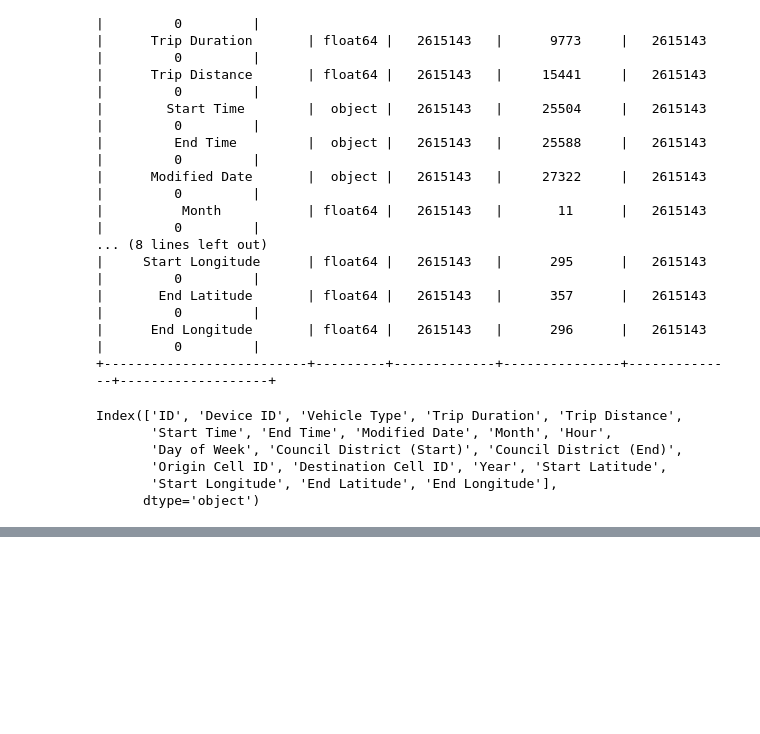
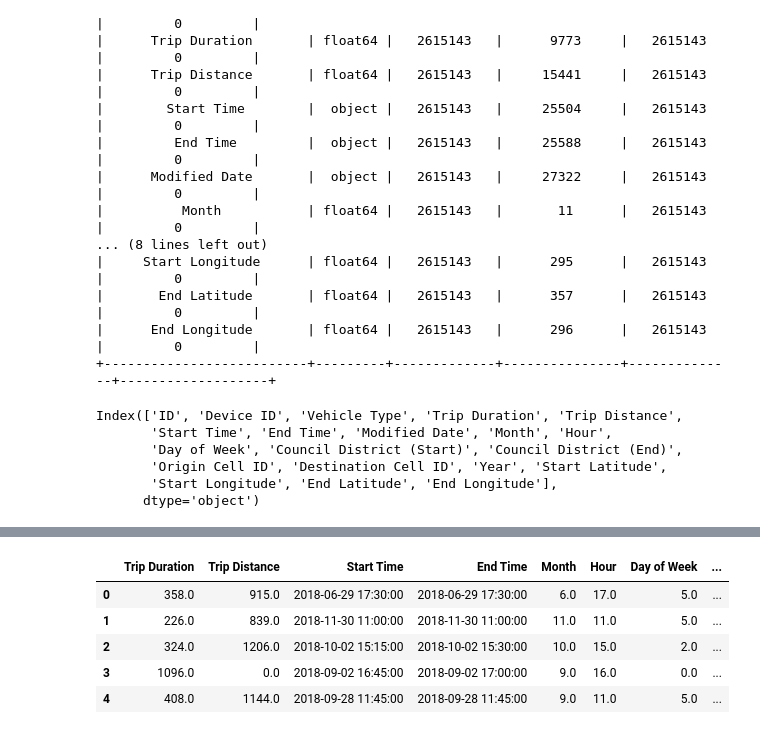
Before and after one commit to sameerabalay/Dockless_Mobility, a Jupyter notebook: src/EDA.ipynb, the cells around one changed output, grey strips where cells are left out. Cells and saved outputs as stored; diff of their text form; code cells hidden in the pictures; blank space fills up the shorter version.

```diff
--- a/src/EDA.ipynb
+++ b/src/EDA.ipynb
@@ -396,0 +553,10 @@ df.drop(mobility_columns_to_drop, axis=1, inplace=True)
+# %%
+# df['just_date'] = df['dates'].dt.date
+df_1.head(5)
+# %% [output]
+|  | Trip Duration | Trip Distance | Start Time | End Time | Month | Hour | Day of Week | ... |
+| 0 | 358.0 | 915.0 | 2018-06-29 17:30:00 | 2018-06-29 17:30:00 | 6.0 | 17.0 | 5.0 | ... |
+| 1 | 226.0 | 839.0 | 2018-11-30 11:00:00 | 2018-11-30 11:00:00 | 11.0 | 11.0 | 5.0 | ... |
+| 2 | 324.0 | 1206.0 | 2018-10-02 15:15:00 | 2018-10-02 15:30:00 | 10.0 | 15.0 | 2.0 | ... |
+| 3 | 1096.0 | 0.0 | 2018-09-02 16:45:00 | 2018-09-02 17:00:00 | 9.0 | 16.0 | 0.0 | ... |
+| 4 | 408.0 | 1144.0 | 2018-09-28 11:45:00 | 2018-09-28 11:45:00 | 9.0 | 11.0 | 5.0 | ... |
```
Also changed, not shown: parts of 21 cells of this notebook, 1 other file.
